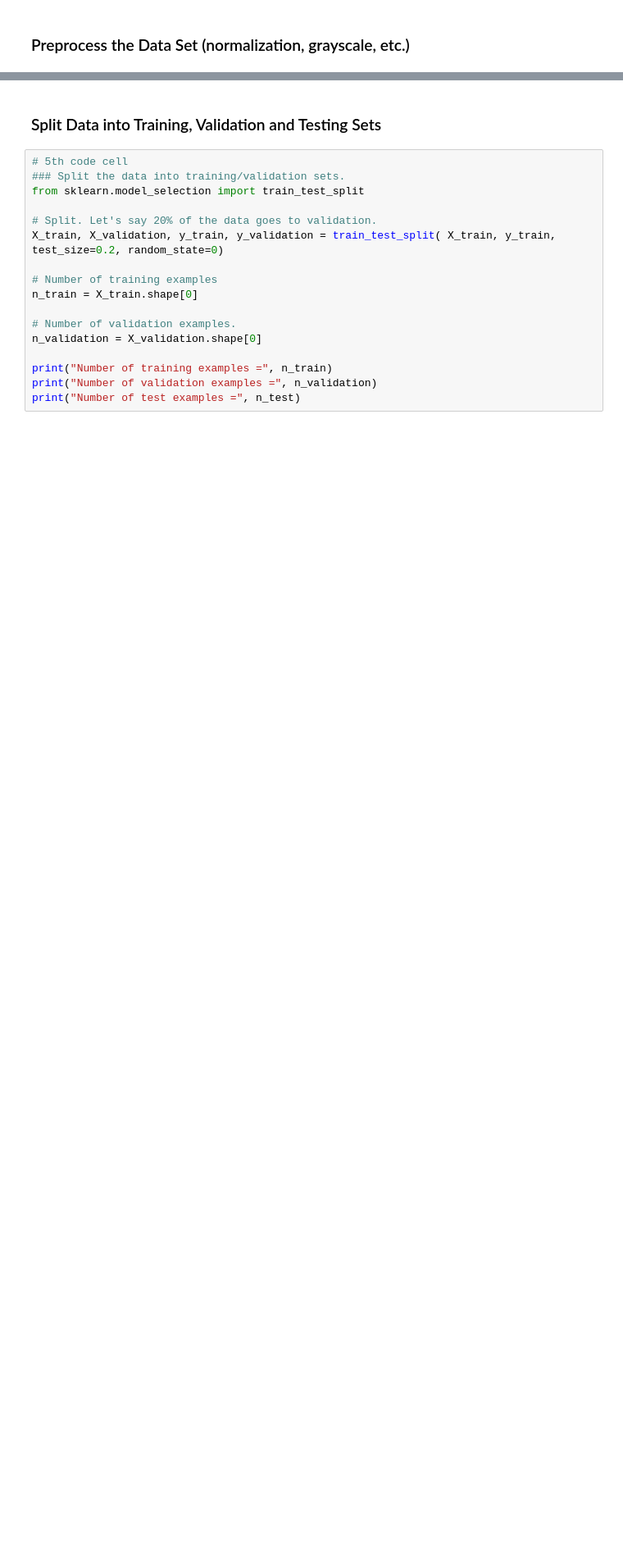
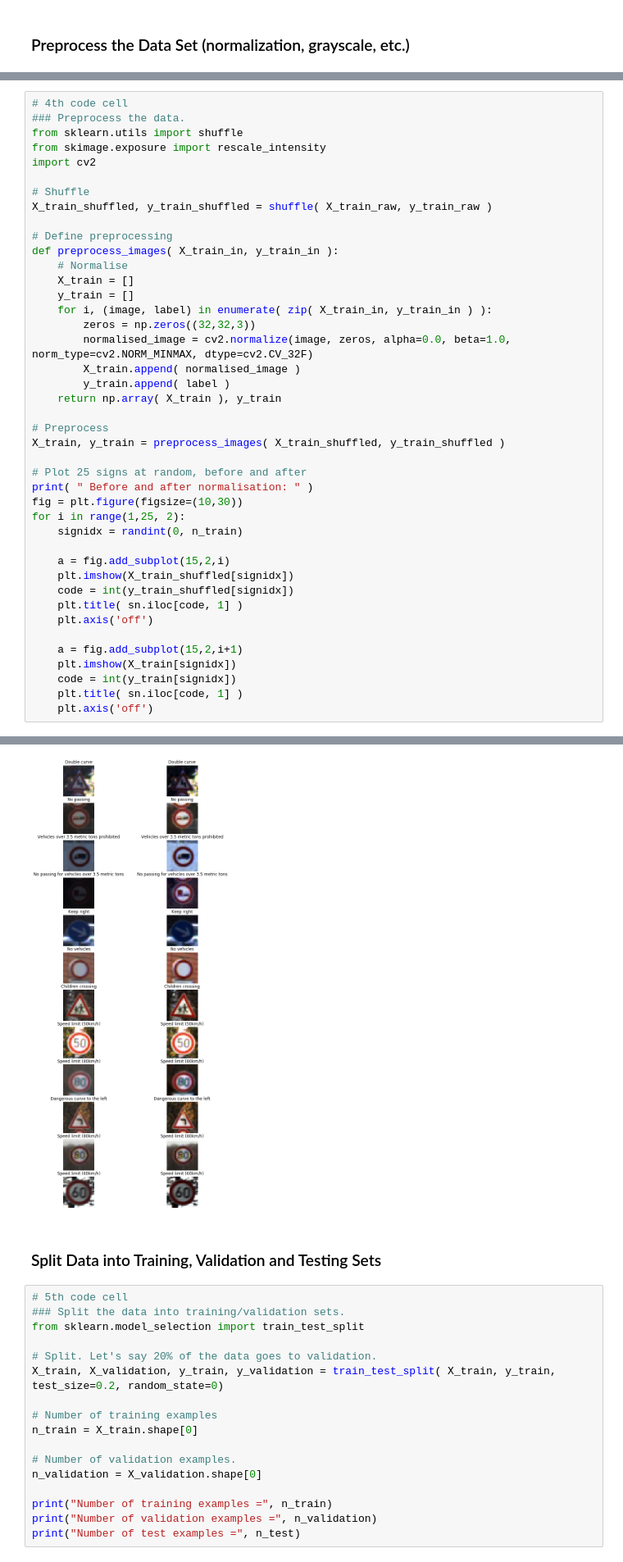
Before and after one commit to tjacobs/CarND-Traffic-Sign-Classifier-Project, a Jupyter notebook: Traffic_Sign_Classifier.ipynb, the cells around one changed output, grey strips where cells are left out. Shown at 82% size. Cells and saved outputs as stored; diff of their text form; blank space fills up the shorter version.

```diff
--- a/Traffic_Sign_Classifier.ipynb
+++ b/Traffic_Sign_Classifier.ipynb
@@ -112,0 +111,43 @@ X_train, y_train = shuffle(X_train, y_train)
+# %%
+# 4th code cell
+### Preprocess the data.
+from sklearn.utils import shuffle
+from skimage.exposure import rescale_intensity
+import cv2
+
+# Shuffle
+X_train_shuffled, y_train_shuffled = shuffle( X_train_raw, y_train_raw )
+
+# Define preprocessing
+def preprocess_images( X_train_in, y_train_in ):
+    # Normalise
+    X_train = []
+    y_train = []
+    for i, (image, label) in enumerate( zip( X_train_in, y_train_in ) ):
+        zeros = np.zeros((32,32,3))
+        normalised_image = cv2.normalize(image, zeros, alpha=0.0, beta=1.0, norm_type=cv2.NORM_MINMAX, dtype=cv2.CV_32F)
+        X_train.append( normalised_image )
+        y_train.append( label )
+    return np.array( X_train ), y_train
+
+# Preprocess
+X_train, y_train = preprocess_images( X_train_shuffled, y_train_shuffled )
+
+# Plot 25 signs at random, before and after
+print( " Before and after normalisation: " )
+fig = plt.figure(figsize=(10,30))
+for i in range(1,25, 2):
+    signidx = randint(0, n_train)
+
+    a = fig.add_subplot(15,2,i)
+    plt.imshow(X_train_shuffled[signidx])
+    code = int(y_train_shuffled[signidx])
+    plt.title( sn.iloc[code, 1] )
+    plt.axis('off')
+
+    a = fig.add_subplot(15,2,i+1)
+    plt.imshow(X_train[signidx])
+    code = int(y_train[signidx])
+    plt.title( sn.iloc[code, 1] )
+    plt.axis('off')
+# %% [output]
@@ -113,3 +155,4 @@ X_train, y_train = shuffle(X_train, y_train)
+[figure, added]
 # %% [markdown]
 ### Split Data into Training, Validation and Testing Sets
 # %%
```
Also changed, not shown: parts of 20 cells of this notebook, 12 other files.
